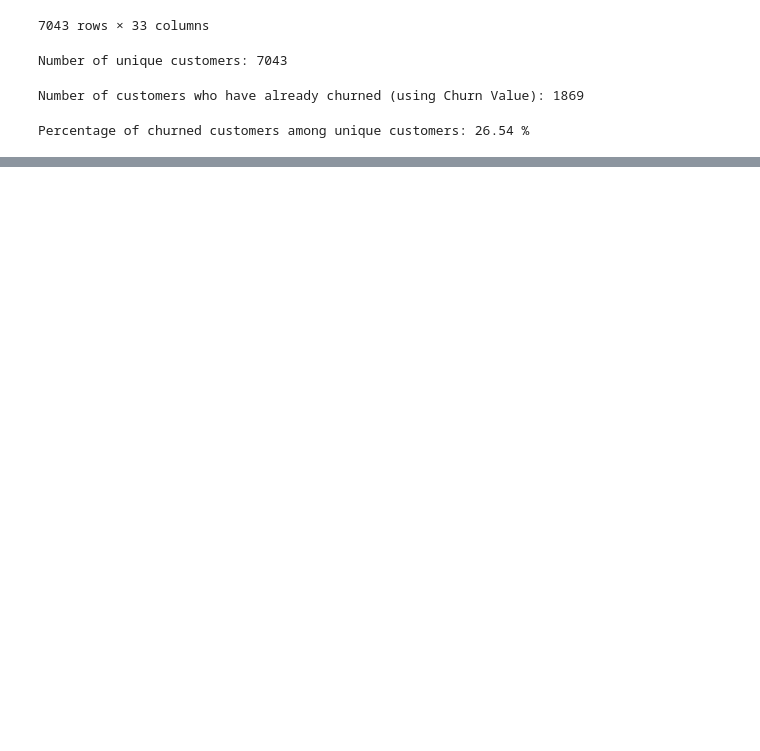
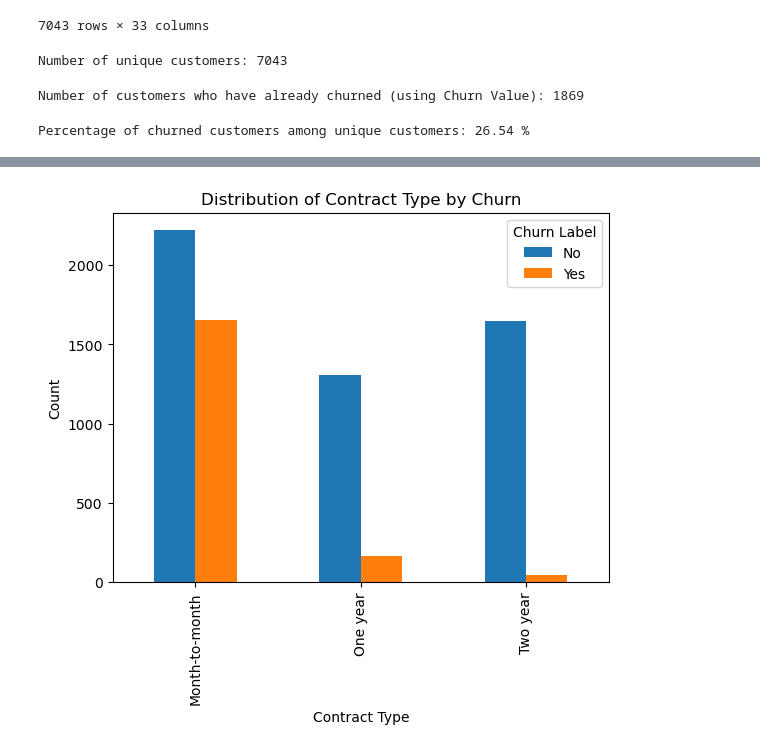
Before and after one commit to abeldemiss/Predictive-Customer-Churn-Analysis-for-a-Subscription-Based-Business, a Jupyter notebook: Telco Churn Analysis.ipynb, the cells around one changed output, grey strips where cells are left out. Cells and saved outputs as stored; diff of their text form; code cells hidden in the pictures; blank space fills up the shorter version.

```diff
--- a/Telco Churn Analysis.ipynb
+++ b/Telco Churn Analysis.ipynb
@@ -44,0 +56,9 @@ Percentage of churned customers among unique customers: 26.54 %
+# %%
+# Grouped bar plot for contract type vs. churn
+pd.crosstab(telco_df['Contract'], telco_df['Churn Label']).plot(kind='bar', stacked=False)
+plt.xlabel('Contract Type')
+plt.ylabel('Count')
+plt.title('Distribution of Contract Type by Churn')
+plt.show()
+# %% [output]
+[figure, added]
```
Also changed, not shown: parts of 7 cells of this notebook.
